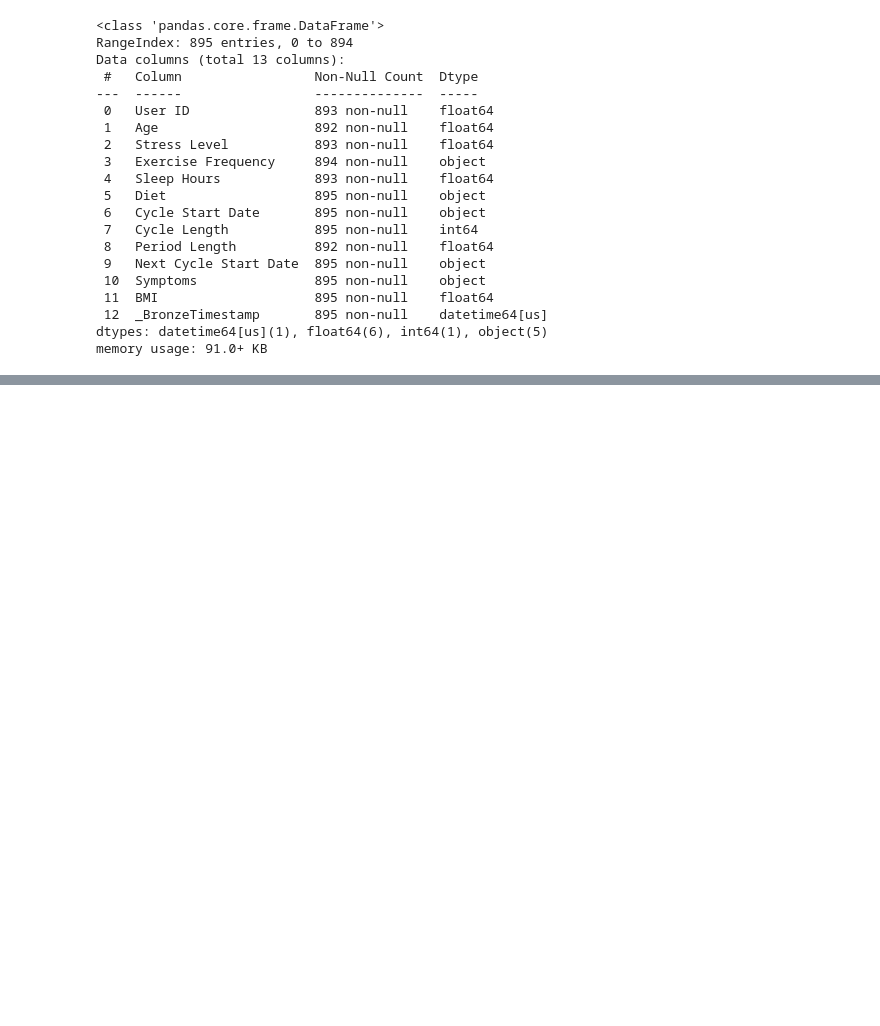
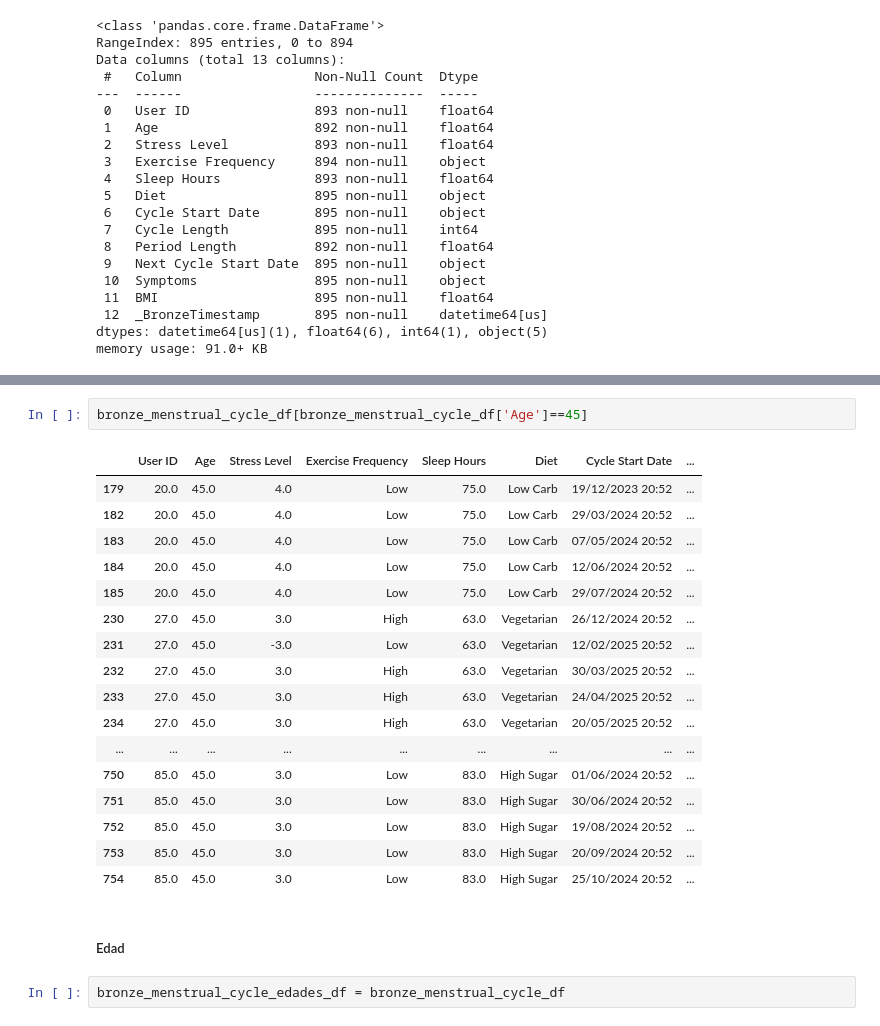
Before and after one commit to paulacadaviecodom/master-analitica-datos-paula-cadavieco, a Jupyter notebook: NB_MC_BR_SL.ipynb, the cells around one changed output, grey strips where cells are left out. Cells and saved outputs as stored; diff of their text form; blank space fills up the shorter version.

```diff
--- a/NB_MC_BR_SL.ipynb
+++ b/NB_MC_BR_SL.ipynb
@@ -67,0 +130,24 @@ memory usage: 91.0+ KB
+# %%
+bronze_menstrual_cycle_df[bronze_menstrual_cycle_df['Age']==45]
+# %% [output]
+|  | User ID | Age | Stress Level | Exercise Frequency | Sleep Hours | Diet | Cycle Start Date | ... |
+| 179 | 20.0 | 45.0 | 4.0 | Low | 75.0 | Low Carb | 19/12/2023 20:52 | ... |
+| 182 | 20.0 | 45.0 | 4.0 | Low | 75.0 | Low Carb | 29/03/2024 20:52 | ... |
+| 183 | 20.0 | 45.0 | 4.0 | Low | 75.0 | Low Carb | 07/05/2024 20:52 | ... |
+| 184 | 20.0 | 45.0 | 4.0 | Low | 75.0 | Low Carb | 12/06/2024 20:52 | ... |
+| 185 | 20.0 | 45.0 | 4.0 | Low | 75.0 | Low Carb | 29/07/2024 20:52 | ... |
+| 230 | 27.0 | 45.0 | 3.0 | High | 63.0 | Vegetarian | 26/12/2024 20:52 | ... |
+| 231 | 27.0 | 45.0 | -3.0 | Low | 63.0 | Vegetarian | 12/02/2025 20:52 | ... |
+| 232 | 27.0 | 45.0 | 3.0 | High | 63.0 | Vegetarian | 30/03/2025 20:52 | ... |
+| 233 | 27.0 | 45.0 | 3.0 | High | 63.0 | Vegetarian | 24/04/2025 20:52 | ... |
+| 234 | 27.0 | 45.0 | 3.0 | High | 63.0 | Vegetarian | 20/05/2025 20:52 | ... |
+| ... | ... | ... | ... | ... | ... | ... | ... | ... |
+| 750 | 85.0 | 45.0 | 3.0 | Low | 83.0 | High Sugar | 01/06/2024 20:52 | ... |
+| 751 | 85.0 | 45.0 | 3.0 | Low | 83.0 | High Sugar | 30/06/2024 20:52 | ... |
+| 752 | 85.0 | 45.0 | 3.0 | Low | 83.0 | High Sugar | 19/08/2024 20:52 | ... |
+| 753 | 85.0 | 45.0 | 3.0 | Low | 83.0 | High Sugar | 20/09/2024 20:52 | ... |
+| 754 | 85.0 | 45.0 | 3.0 | Low | 83.0 | High Sugar | 25/10/2024 20:52 | ... |
+# %% [markdown]
+##### Edad
+# %%
+bronze_menstrual_cycle_edades_df = bronze_menstrual_cycle_df
```
Also changed, not shown: parts of 85 cells of this notebook, 1 other file.
